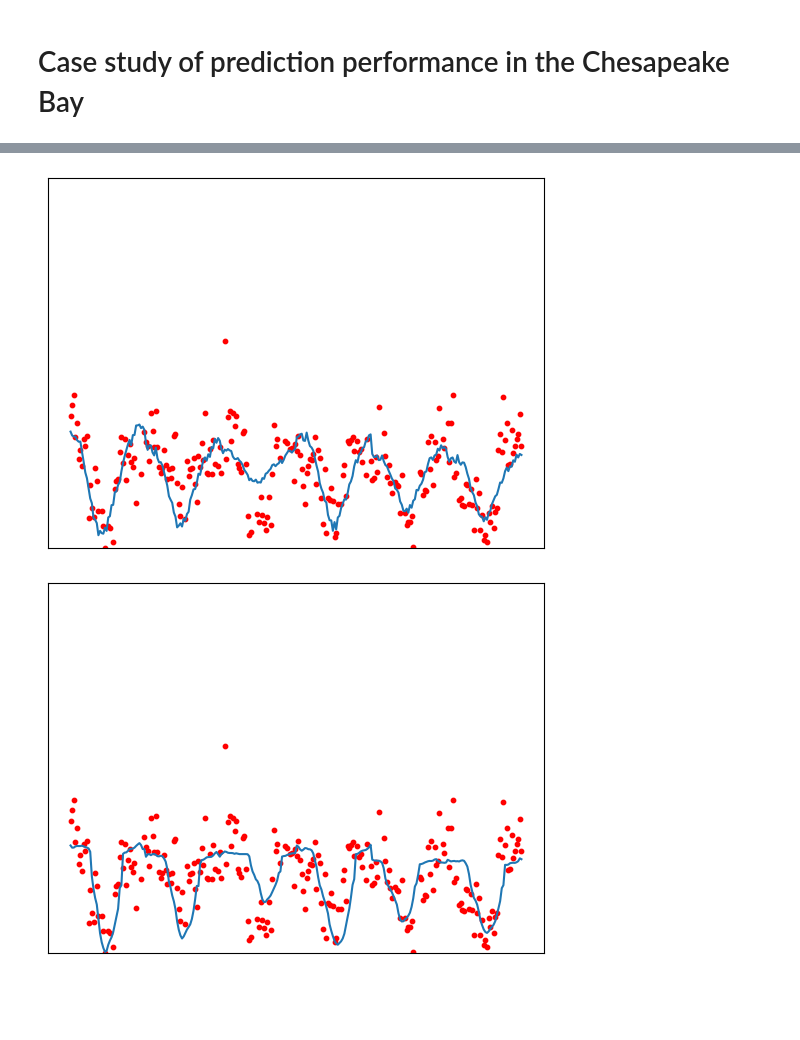
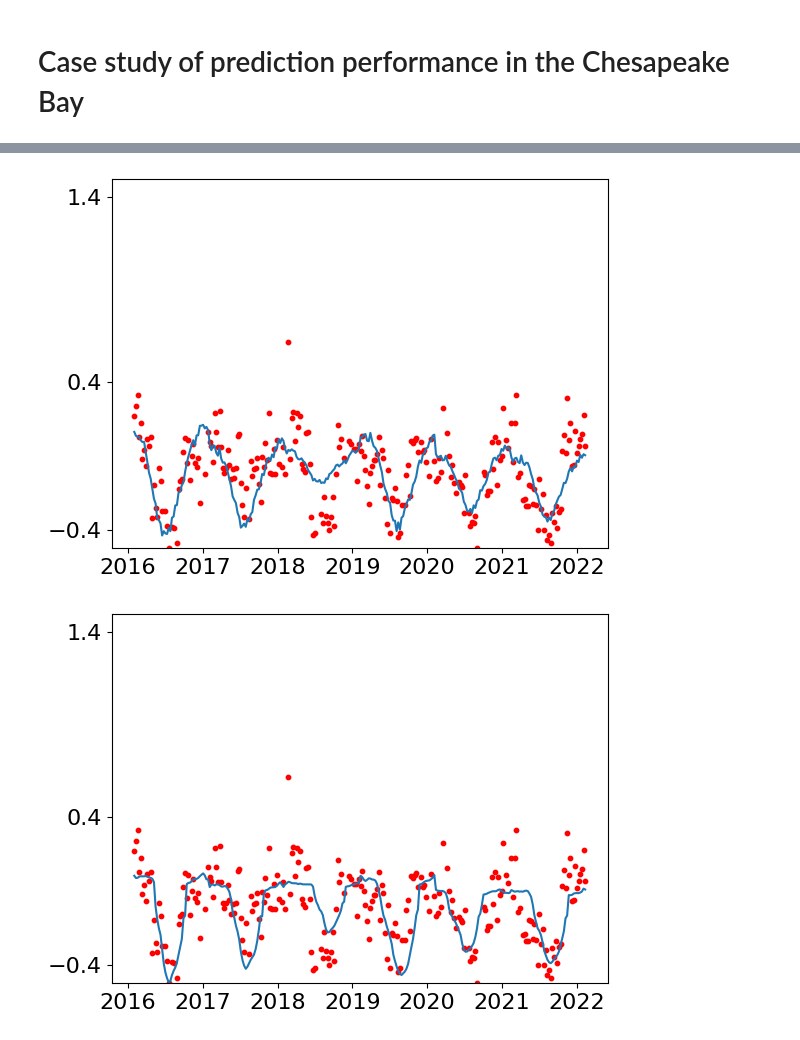
Before and after one commit to Ryanfzhang/STIMP-tutorials, a Jupyter notebook: docs/source/analysis/Chesapeake/10-prediction-chesapeake-bay-case-study.ipynb, the cells around one changed output, grey strips where cells are left out. Drawn from its saved outputs; the diff is of its cells as text; code cells hidden in the pictures; blank space fills up the shorter version.

```diff
--- a/docs/source/analysis/Chesapeake/10-prediction-chesapeake-bay-case-study.ipynb
+++ b/docs/source/analysis/Chesapeake/10-prediction-chesapeake-bay-case-study.ipynb
@@ -13,11 +13,12 @@ def load(path):
         preds.append(np.load(path+"/prediction_{}.npy".format(i)))
     return np.stack(preds, axis=1)
 # %%
-base_dir = "../log/prediction/Chesapeake/"
+base_dir = "../log_bak/prediction/Chesapeake/"
 prediction_xg_wo = torch.from_numpy(np.load(base_dir+"XGBoost/without_imputation/prediction_0.npy", allow_pickle=True))
 prediction_our = torch.from_numpy(load(base_dir+"STIMP"))
 prediction_predrnn_wo = torch.from_numpy(np.load(base_dir+"PredRNN/without_imputation/prediction_0.npy", allow_pickle=True))
 # %%
+import pandas as pd
 label = np.load("../data/Chesapeake/trues.npy")
 label_masks = np.load("../data/Chesapeake/true_masks.npy")
 index = [46*i for i in range(306//46)]
@@ -25,4 +26,5 @@ label_masks = label_masks.squeeze()
 label = label.squeeze()
 label = torch.from_numpy(label)
 label_masks = torch.from_numpy(label_masks)
+date = pd.date_range(start='2016-02-02', end='2022-02-10', freq='8D')
 # %% [markdown]
@@ -112,35 +119,44 @@ plt.show()
 # %%
 #STIMP
-plt.scatter(np.arange(276), tmp[:,n], c='red', s=10,label="Observed")
+plt.scatter(date, tmp[:,n], c='red', s=10,label="Observed")
 
 predict = deepcopy(prediction_our[index].transpose(1,2).reshape(276,10,1893))
 predict = predict[:,:,n]
 mean = predict.mean(1)
 std = predict.std(1)
 
-plt.plot(np.arange(276), mean, label="STImp")
-plt.fill_between(np.arange(276), mean-std, mean+std, alpha=0.3)
+plt.plot(date, mean, label="STImp")
+plt.fill_between(date, mean-std, mean+std, alpha=0.3)
 
 # plt.legend()
-plt.xticks([])
-plt.yticks([])
+plt.xticks(fontsize=16)
+# plt.yticks([])
 plt.ylim(-0.5,1.5)
+plt.yticks([-0.4,0.4,1.4], fontsize=16)
+# plt.ylabel("Chl_a (Log(ug/L))", fontsize=20)
+plt.show()plt.xticks(fontsize=16)
+# plt.yticks([])
+plt.ylim(-0.5,1.5)
+plt.yticks([-0.4,0.4,1.4], fontsize=16)
+# plt.ylabel("Chl_a (Log(ug/L))", fontsize=20)
 plt.show()
 # %% [output]
-[figure, old version]
+[figure, new version]
 # %%
 #PredRNN
-plt.scatter(np.arange(276), tmp[:,n], c='red', s=10,label="Observed")
+plt.scatter(date, tmp[:,n], c='red', s=10,label="Observed")
 
 predict = deepcopy(prediction_predrnn_wo[index].reshape(276,1893))
 predict = predict[:,n]
 
-plt.plot(np.arange(276), predict, label="STImp")
+plt.plot(date, predict, label="STImp")
 
 # plt.legend()
+plt.xticks(fontsize=16)
+# plt.yticks([])
 plt.ylim(-0.5,1.5)
-plt.yticks([])
-plt.xticks([])
+plt.yticks([-0.4,0.4,1.4], fontsize=16)
+# plt.ylabel("Chl_a (Log(ug/L))", fontsize=20)
 plt.show()
 # %% [output]
-[figure, old version]
+[figure, new version]
```
Also changed, not shown: parts of 6 cells of this notebook, 7 other files.
